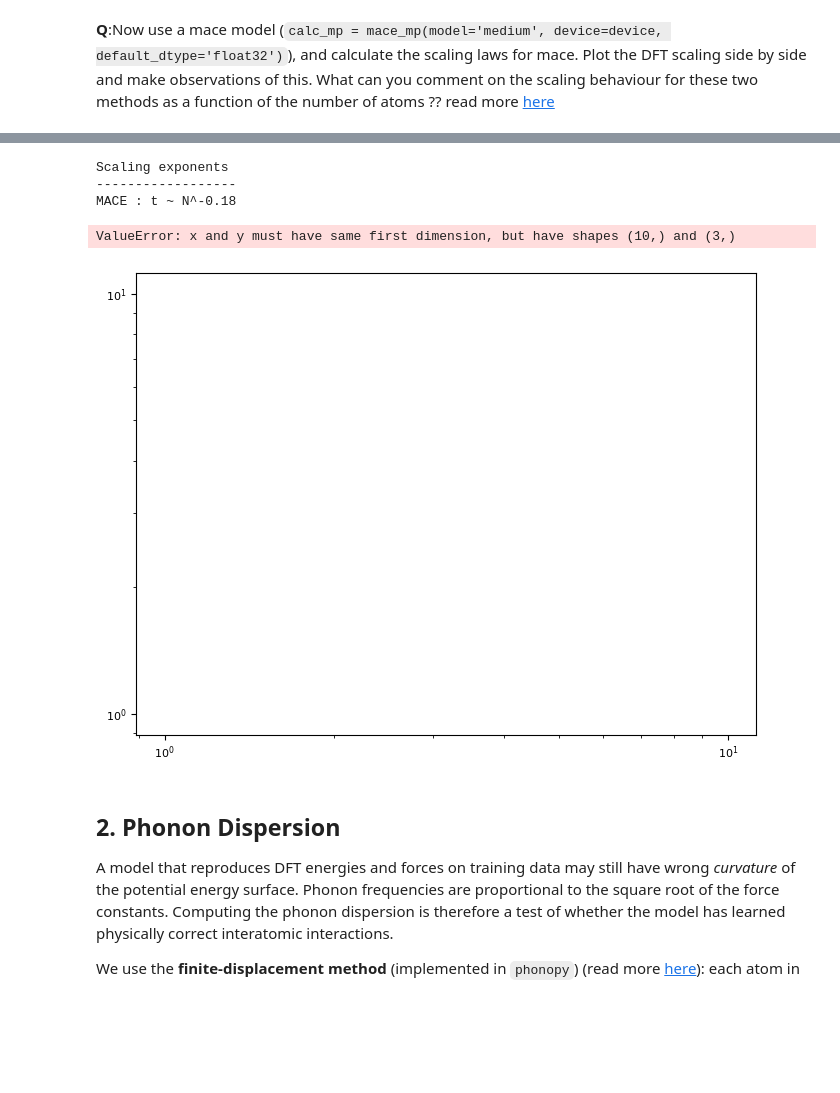
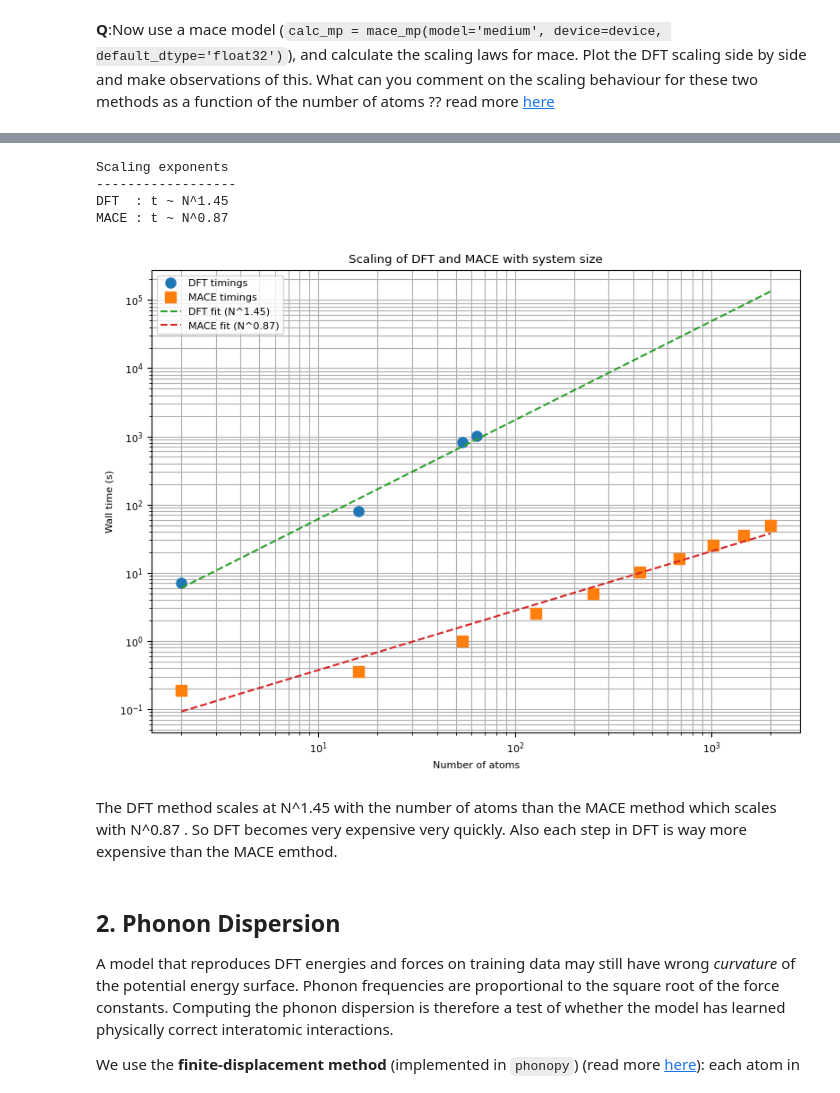
Before and after one commit to parthapaul7/.dotfiles, a Jupyter notebook: Lab2.ipynb, the cells around one changed output, grey strips where cells are left out. Cells and saved outputs as stored; diff of their text form; code cells hidden in the pictures; blank space fills up the shorter version.

```diff
--- a/Lab2.ipynb
+++ b/Lab2.ipynb
@@ -398,6 +357,5 @@ MACE : t ~ N^-0.18
 # %%
 #DFT timings
-
 dft_times = np.array([
     7,
     80,
@@ -423,7 +381,7 @@ p_mace, loga_mace = np.polyfit(
 )
 
 p_dft, loga_dft = np.polyfit(
-    np.log(natoms),
+    np.log(dft_n_atoms),
     np.log(dft_times),
     1
 )
@@ -440,15 +398,22 @@ Nfit = np.linspace(
 
 fit_dft = np.exp(loga_dft) * Nfit**p_dft
 fit_mace = np.exp(loga_mace) * Nfit**p_mace
+
+
+print("\nScaling exponents")
+print("------------------")
+print(f"DFT  : t ~ N^{p_dft:.2f}")
+print(f"MACE : t ~ N^{p_mace:.2f}")
 # %% [output]
 Scaling exponents
 ------------------
-MACE : t ~ N^-0.18
+DFT  : t ~ N^1.45
+MACE : t ~ N^0.87
 # %%
 plt.figure(figsize=(8,6))
 
 plt.loglog(
-    natoms,
+    dft_n_atoms,
     dft_times,
     "o",
     markersize=8,
@@ -459,35 +424,36 @@ plt.loglog(
     natoms,
     mace_times,
     "s",
     markersize=8,
     label="MACE timings"
 )
 
 plt.loglog(
     Nfit,
     fit_dft,
     "--",
     label=f"DFT fit (N^{p_dft:.2f})"
 )
 
 plt.loglog(
     Nfit,
     fit_mace,
     "--",
     label=f"MACE fit (N^{p_mace:.2f})"
 )
 
 plt.xlabel("Number of atoms")
 plt.ylabel("Wall time (s)")
 plt.title("Scaling of DFT and MACE with system size")
 plt.grid(True, which="both")
 plt.legend()
 
 plt.tight_layout()
 plt.show()
 # %% [output]
-ValueError: x and y must have same first dimension, but have shapes (10,) and (3,)
-[figure, old version]
+[figure, new version]
+# %% [markdown]
+The DFT method scales at N^1.45 with the number of atoms than the MACE method which scales with N^0.87 . So DFT becomes very expensive very quickly. Also each step in DFT is way more expensive than the MACE emthod.
 # %% [markdown]
 ## 2. Phonon Dispersion
 
```
Also changed, not shown: parts of 3 cells of this notebook.
